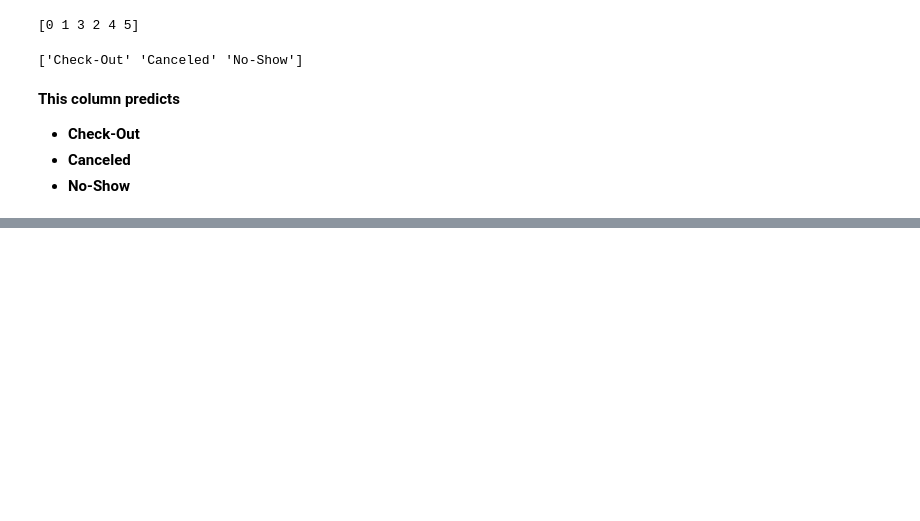
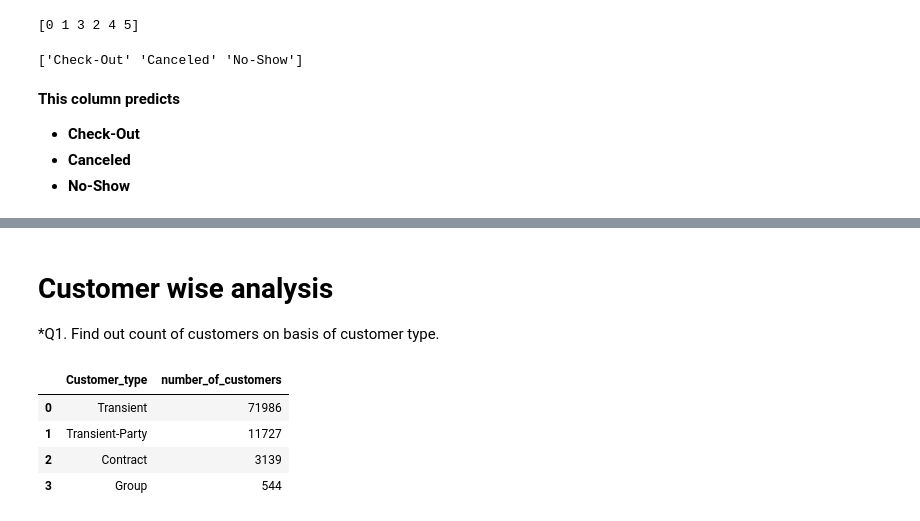
Before and after one commit to shyamsgadekar/EDA_HOTEL_BOOKING_ANALYSIS, a Jupyter notebook: Hotel_Booking_Analysis_SHYAM_GADEKAR_Capstone_Project.ipynb, the cells around one changed output, grey strips where cells are left out. Cells and saved outputs as stored; diff of their text form; code cells hidden in the pictures; blank space fills up the shorter version.

```diff
--- a/Hotel_Booking_Analysis_SHYAM_GADEKAR_Capstone_Project.ipynb
+++ b/Hotel_Booking_Analysis_SHYAM_GADEKAR_Capstone_Project.ipynb
@@ -276,0 +532,14 @@ print(df_hotel['reservation_status'].unique())
+# %% [markdown]
+# **Customer wise analysis**
+*Q1. Find out count of customers on basis of customer type.
+# %%
+#Q1. Find out count of customers on basis of customer type.
+customer=df_hotel["customer_type"].value_counts().reset_index()
+customer.columns=["Customer_type","number_of_customers"]
+customer
+# %% [output]
+|  | Customer_type | number_of_customers |
+| 0 | Transient | 71986 |
+| 1 | Transient-Party | 11727 |
+| 2 | Contract | 3139 |
+| 3 | Group | 544 |
```
Also changed, not shown: parts of 25 cells of this notebook.
